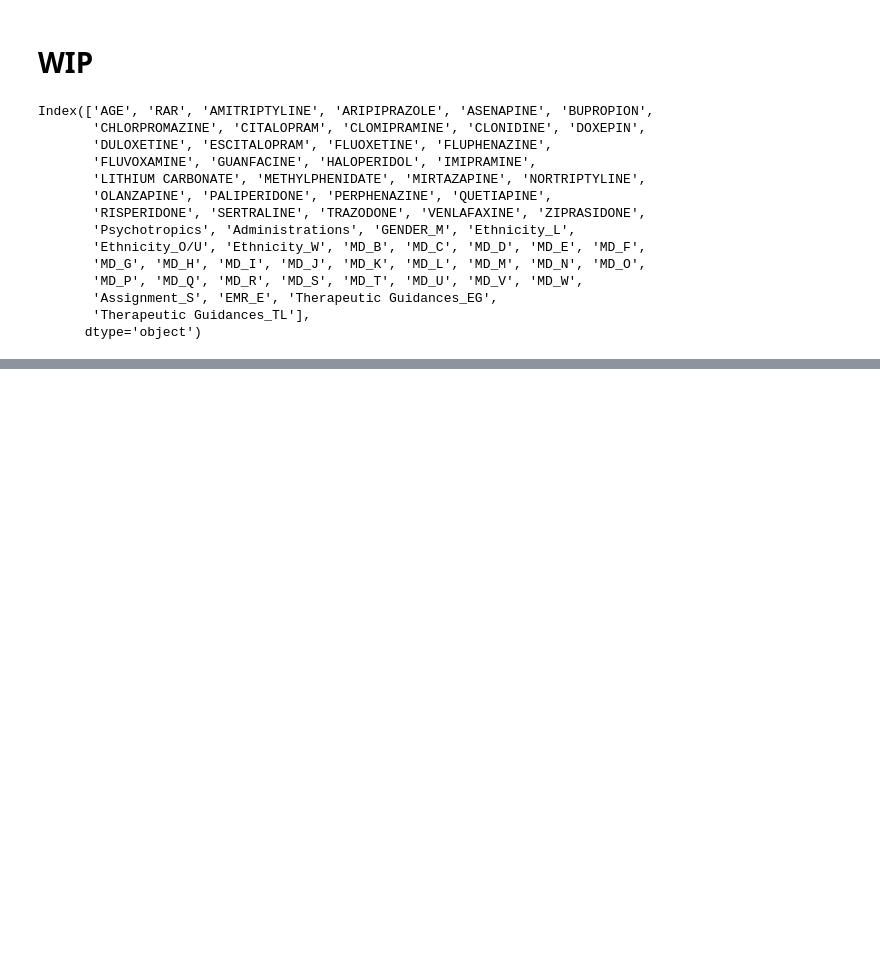
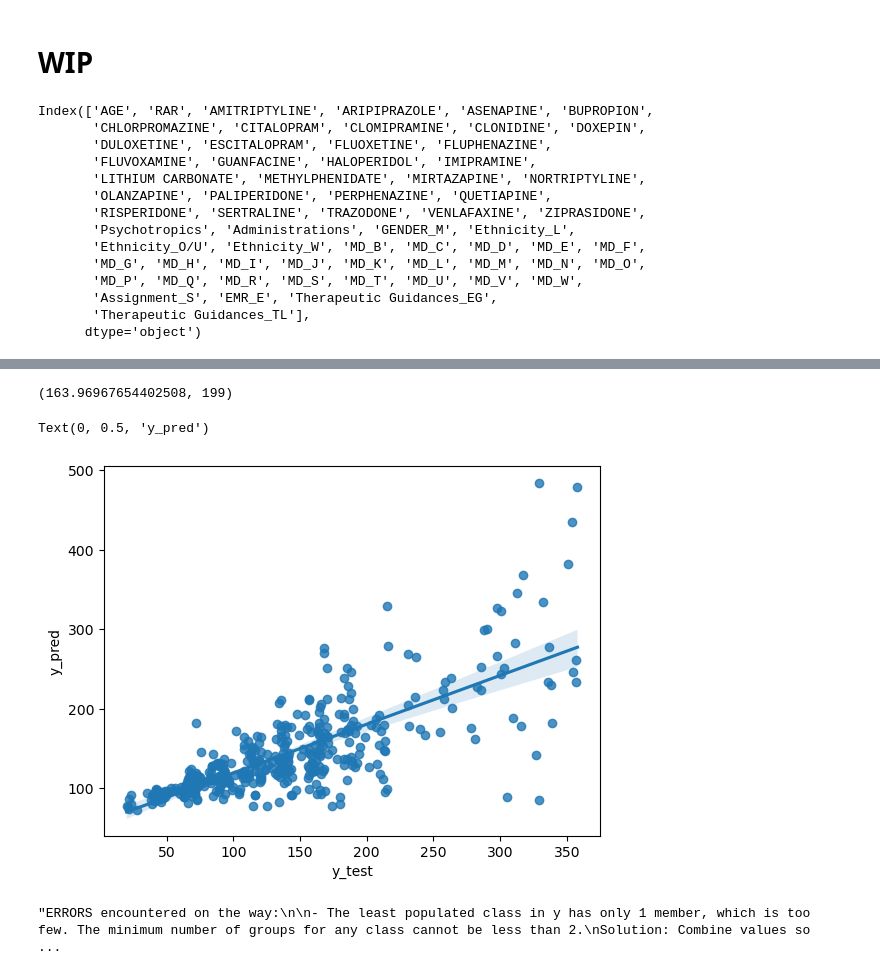
Before and after one commit to olsonperrensen/MLcomposer, a Jupyter notebook: Feature engineering.ipynb, the cells around one changed output, grey strips where cells are left out. Saved outputs shown, nothing was run; the diff lists cells and outputs as text; code cells hidden in the pictures; blank space fills up the shorter version.

```diff
--- a/Feature engineering.ipynb
+++ b/Feature engineering.ipynb
@@ -385,10 +412,24 @@ Name: LOS, Length: 390, dtype: int64
+# %%
+clf.fit(X_train,y_train)
+y_pred = clf.predict(X_test)
+y_pred[1],y_test[1]
+# %% [output]
+(163.96967654402508, 199)
+# %%
+sns.regplot(x=y_test,y=y_pred)
+plt.xlabel('y_test')
+plt.ylabel('y_pred')
+# %% [output]
+Text(0, 0.5, 'y_pred')
+[figure, added]
 # %%
-'''ERRORS encountered on the way
+'''ERRORS encountered on the way:
 
-X_train, X_test, y_train, y_test = train_test_split(
-    OG_X, y, random_state=101, shuffle=1, test_size=0.3, stratify=y)
+- The least populated class in y has only 1 member, which is too few. The minimum number of groups for any class cannot be less than 2.
+Solution: Combine values so you don't end up with single y datapoint labels for very similar ranges OR don't use stratify during split!
 
-The least populated class in y has only 1 member, which is too few. The minimum number of groups for any class cannot be less than 2.
 
-Solution: Combine values so you don't end up with single y datapoint labels for very similar ranges
+- Getting low accuracy on a regression problem: Solution : Use MAE RMSE
 '''
+# %% [output]
+"ERRORS encountered on the way:\n\n- The least populated class in y has only 1 member, which is too few. The minimum number of groups for any class cannot be less than 2.\nSolution: Combine values so  ...
```
Also changed, not shown: parts of 13 cells of this notebook, 1 other file.
